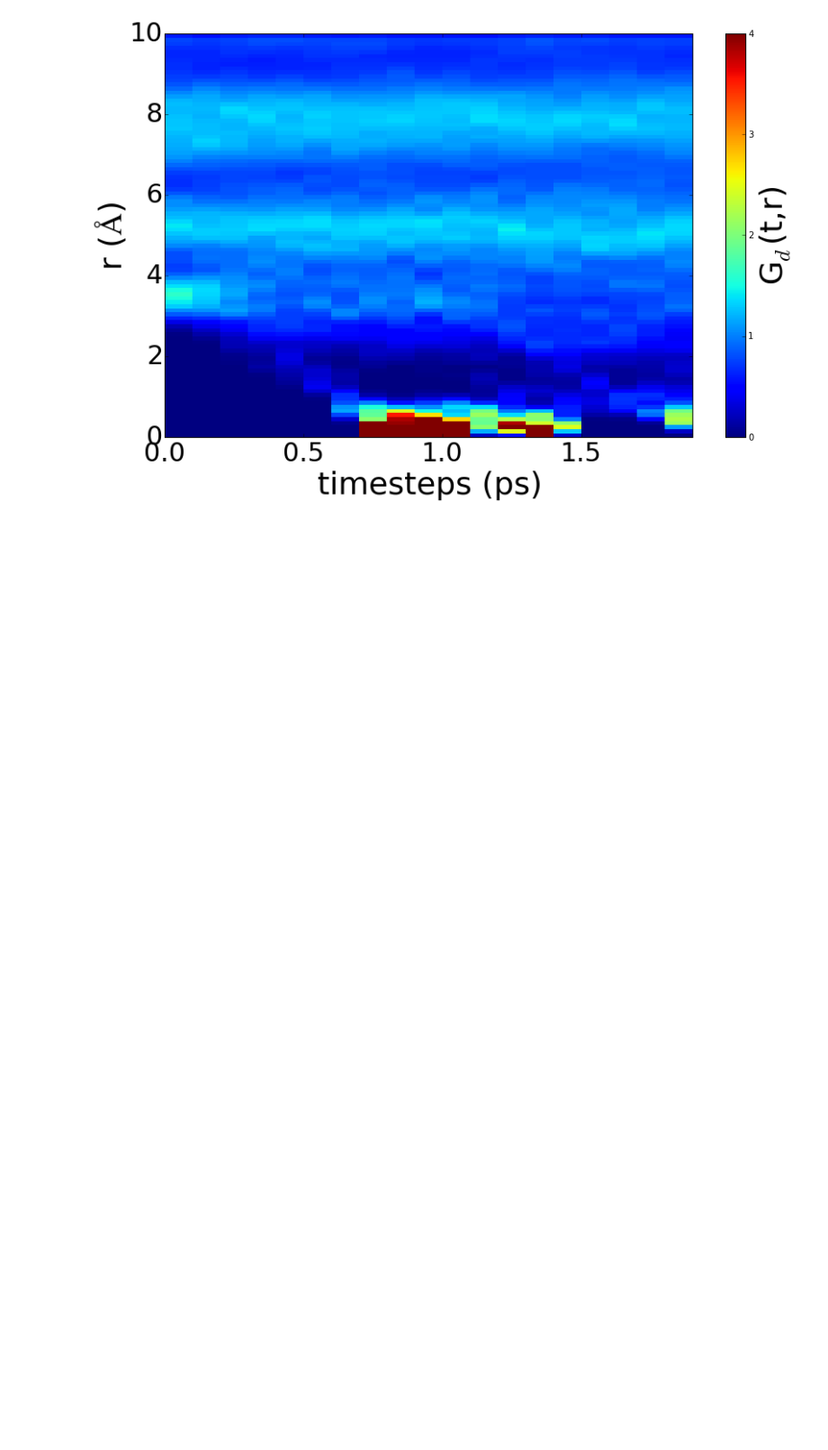
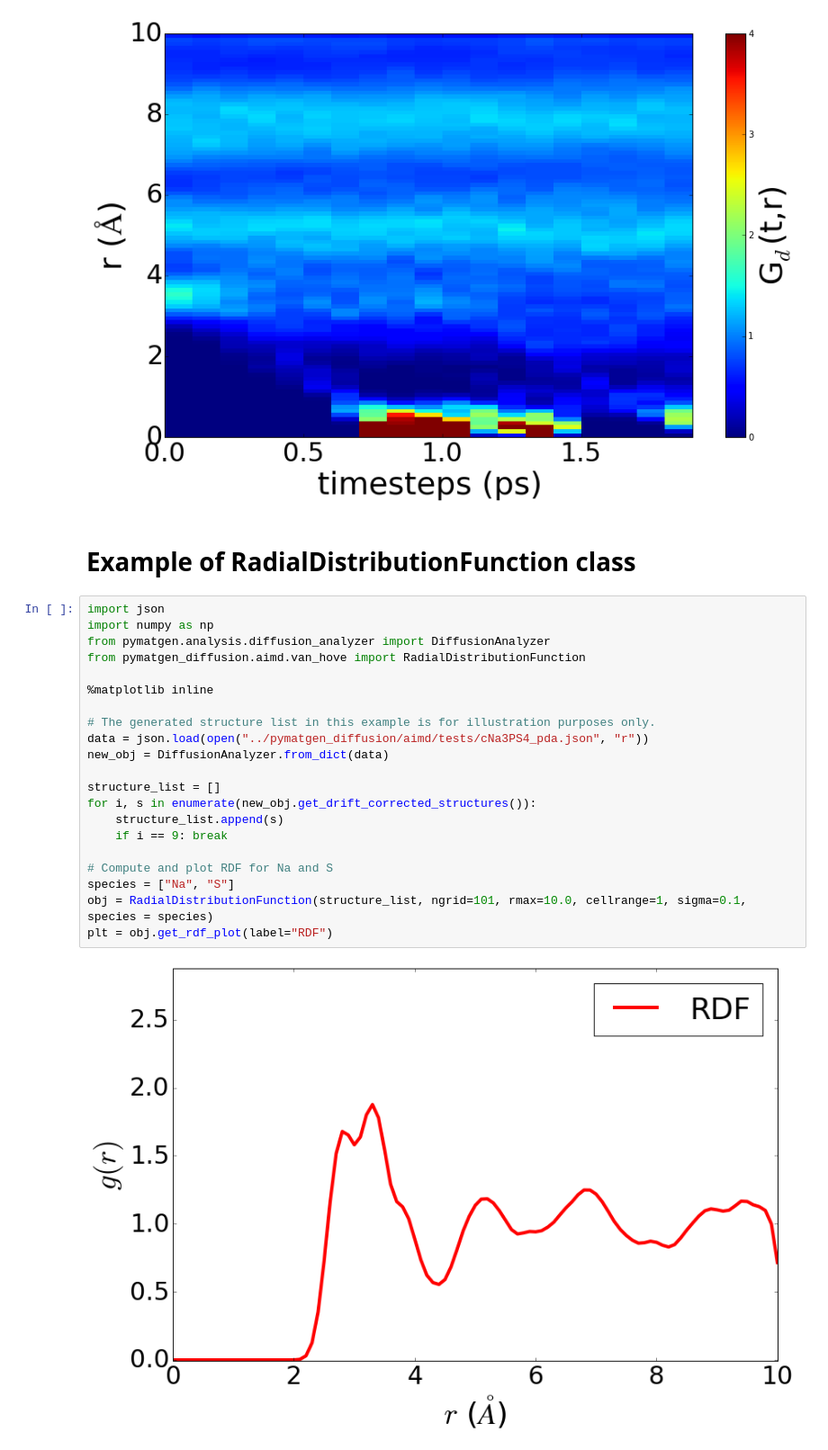
Before and after one commit to materialsvirtuallab/pymatgen-analysis-diffusion, a Jupyter notebook: examples/van_hove.ipynb, the cells around one changed output. Shown at 90% size. Drawn from its saved outputs; the diff is of its cells as text; blank space fills up the shorter version.

Commit message:
example of using RDF class

```diff
--- a/examples/van_hove.ipynb
+++ b/examples/van_hove.ipynb
@@ -22,3 +22,28 @@ vhfunc.get_gd_plots()
 <module 'matplotlib.pyplot' from '/Library/Frameworks/Python.framework/Versions/2.7/lib/python2.7/site-packages/matplotlib/pyplot.pyc'>
 [figure]
 [figure]
+# %% [markdown]
+# Example of RadialDistributionFunction class
+# %%
+import json
+import numpy as np
+from pymatgen.analysis.diffusion_analyzer import DiffusionAnalyzer
+from pymatgen_diffusion.aimd.van_hove import RadialDistributionFunction
+
+%matplotlib inline
+
+# The generated structure list in this example is for illustration purposes only.
+data = json.load(open("../pymatgen_diffusion/aimd/tests/cNa3PS4_pda.json", "r"))
+new_obj = DiffusionAnalyzer.from_dict(data)
+
+structure_list = []
+for i, s in enumerate(new_obj.get_drift_corrected_structures()):
+    structure_list.append(s)
+    if i == 9: break
+
+# Compute and plot RDF for Na and S
+species = ["Na", "S"]
+obj = RadialDistributionFunction(structure_list, ngrid=101, rmax=10.0, cellrange=1, sigma=0.1, species = species)
+plt = obj.get_rdf_plot(label="RDF")
+# %% [output]
+[figure, added]
```
